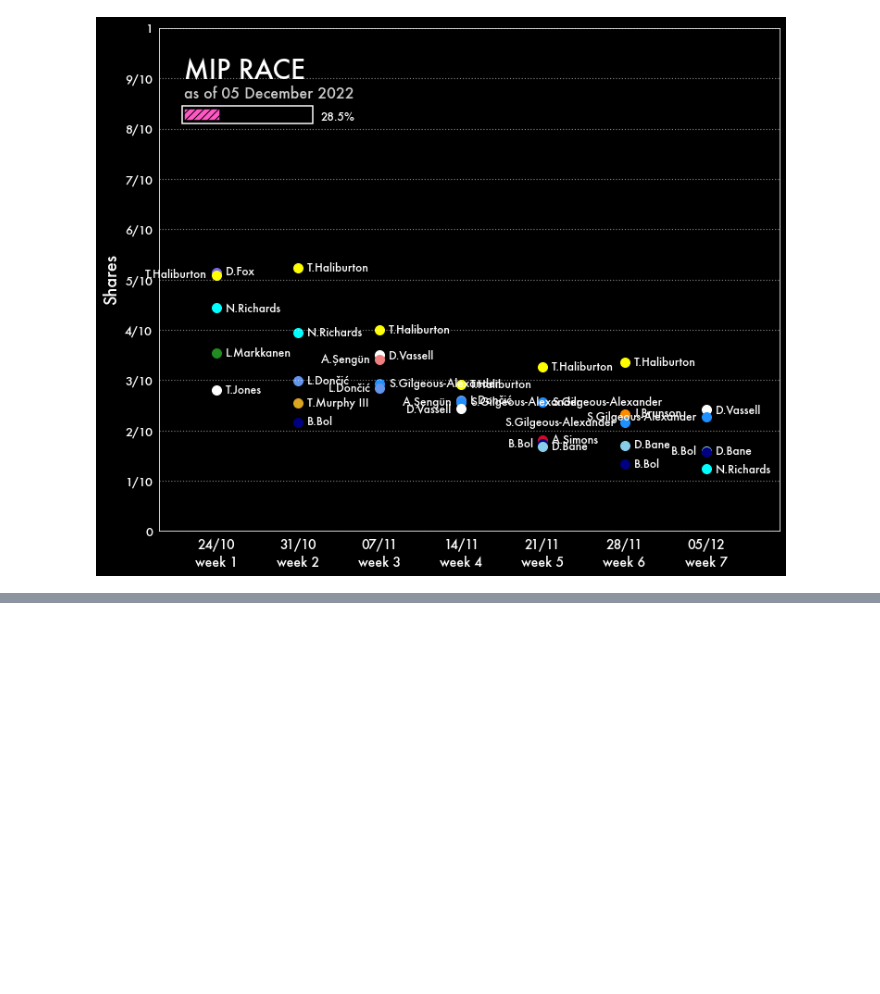
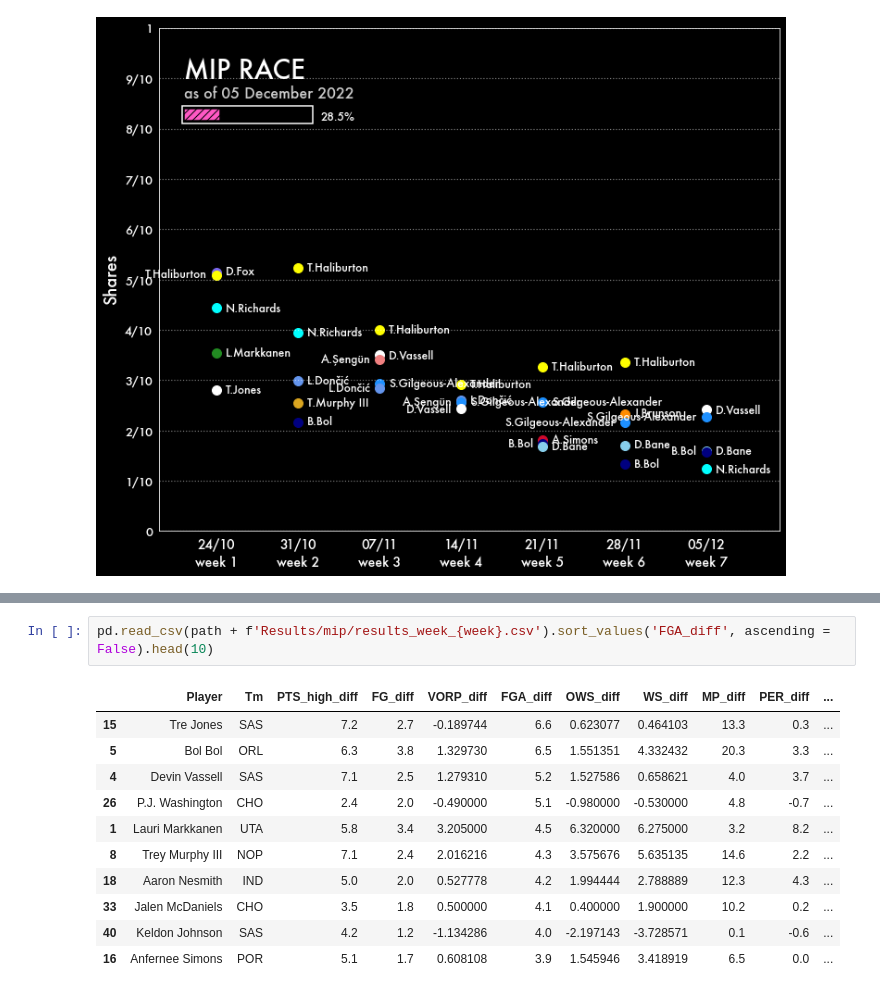
Before and after one commit to martinbog19/nba_ai_awards, a Jupyter notebook: Results/Plotting.ipynb, the cells around one changed output, grey strips where cells are left out. Drawn from its saved outputs; the diff is of its cells as text; blank space fills up the shorter version.

```diff
--- a/Results/Plotting.ipynb
+++ b/Results/Plotting.ipynb
@@ -202,0 +203,14 @@ player_race('mip', week = 10, legloc = 'best', ymax = 0.7, ncols = 1,
+# %%
+pd.read_csv(path + f'Results/mip/results_week_{week}.csv').sort_values('FGA_diff', ascending = False).head(10)
+# %% [output]
+|  | Player | Tm | PTS_high_diff | FG_diff | VORP_diff | FGA_diff | OWS_diff | WS_diff | MP_diff | PER_diff | ... |
+| 15 | Tre Jones | SAS | 7.2 | 2.7 | -0.189744 | 6.6 | 0.623077 | 0.464103 | 13.3 | 0.3 | ... |
+| 5 | Bol Bol | ORL | 6.3 | 3.8 | 1.329730 | 6.5 | 1.551351 | 4.332432 | 20.3 | 3.3 | ... |
+| 4 | Devin Vassell | SAS | 7.1 | 2.5 | 1.279310 | 5.2 | 1.527586 | 0.658621 | 4.0 | 3.7 | ... |
+| 26 | P.J. Washington | CHO | 2.4 | 2.0 | -0.490000 | 5.1 | -0.980000 | -0.530000 | 4.8 | -0.7 | ... |
+| 1 | Lauri Markkanen | UTA | 5.8 | 3.4 | 3.205000 | 4.5 | 6.320000 | 6.275000 | 3.2 | 8.2 | ... |
+| 8 | Trey Murphy III | NOP | 7.1 | 2.4 | 2.016216 | 4.3 | 3.575676 | 5.635135 | 14.6 | 2.2 | ... |
+| 18 | Aaron Nesmith | IND | 5.0 | 2.0 | 0.527778 | 4.2 | 1.994444 | 2.788889 | 12.3 | 4.3 | ... |
+| 33 | Jalen McDaniels | CHO | 3.5 | 1.8 | 0.500000 | 4.1 | 0.400000 | 1.900000 | 10.2 | 0.2 | ... |
+| 40 | Keldon Johnson | SAS | 4.2 | 1.2 | -1.134286 | 4.0 | -2.197143 | -3.728571 | 0.1 | -0.6 | ... |
+| 16 | Anfernee Simons | POR | 5.1 | 1.7 | 0.608108 | 3.9 | 1.545946 | 3.418919 | 6.5 | 0.0 | ... |
```
Also changed, not shown: parts of 3 cells of this notebook, 5 other files.
